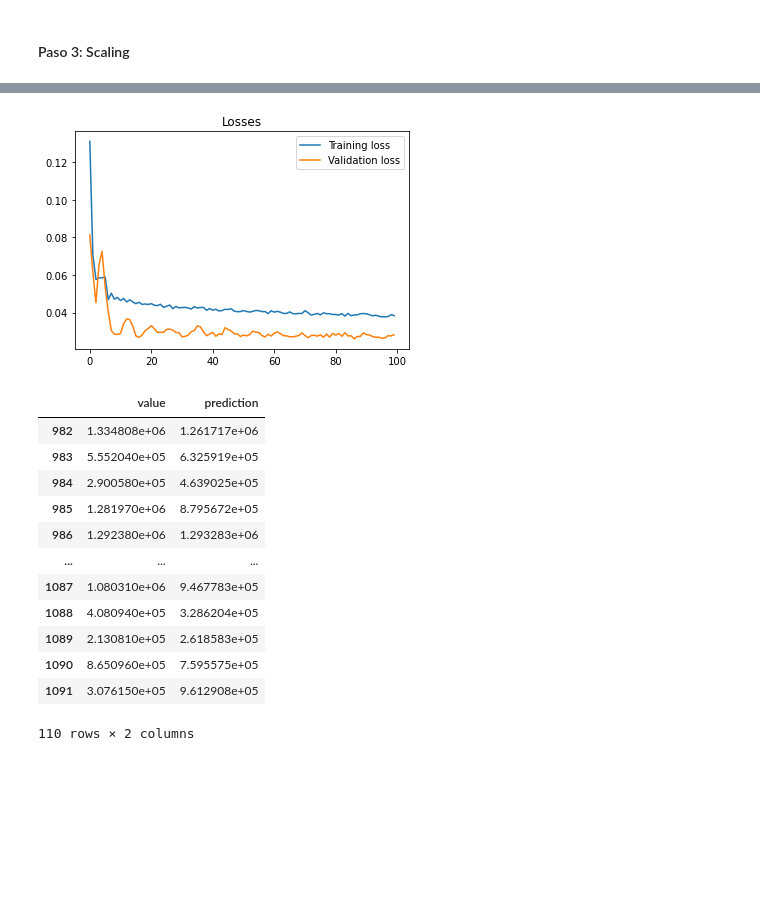
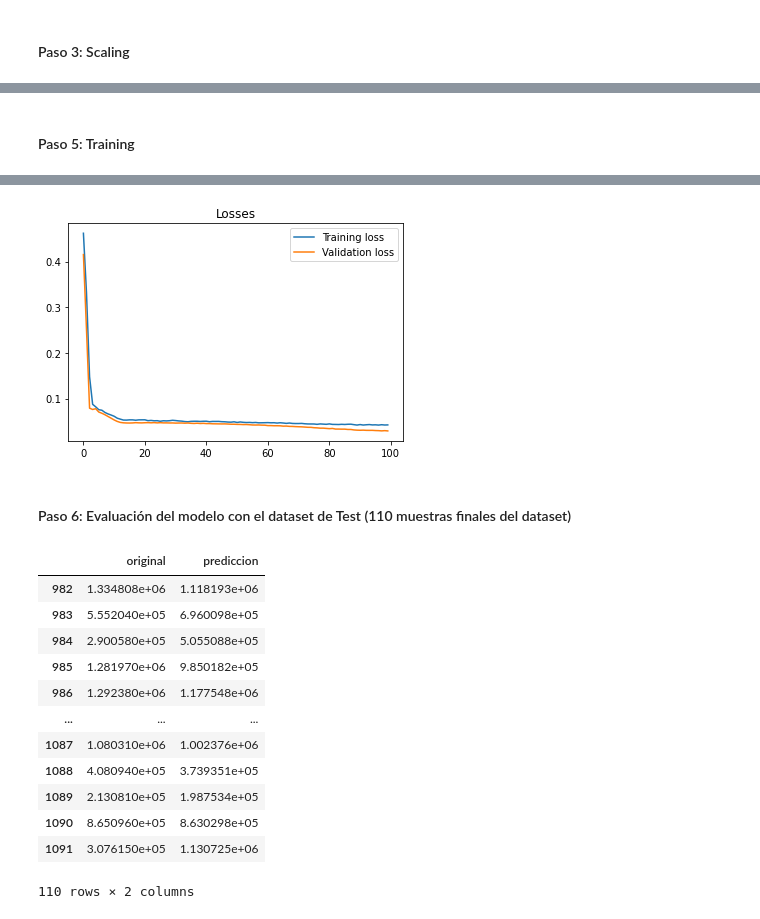
Before and after one commit to arigarmendia/Time-Series, a Jupyter notebook: TP/08-Modelo_con_LSTM.ipynb, the cells around one changed output, grey strips where cells are left out. Cells and saved outputs as stored; diff of their text form; code cells hidden in the pictures; blank space fills up the shorter version.

Commit message:
Arreglo notebook LSTM

```diff
--- a/TP/08-Modelo_con_LSTM.ipynb
+++ b/TP/08-Modelo_con_LSTM.ipynb
@@ -389,6 +143,7 @@ def get_model(model, model_params):
+# %% [markdown]
+#### Paso 5: Training
 # %%
-import torch.optim as optim
-
+# Parametros del modelo
 input_dim = len(X_train.columns)
 output_dim = 1
 hidden_dim = 64
@@ -396,28 +151,20 @@ layer_dim = 3
 batch_size = 64
 dropout = 0.2
 n_epochs = 100
-learning_rate = 1e-2
+learning_rate = 1e-3
 weight_decay = 1e-6
 
-model_params = {'input_dim': input_dim,
-                'hidden_dim' : hidden_dim,
-                'layer_dim' : layer_dim,
-                'output_dim' : output_dim,
-                'dropout_prob' : dropout}
+# Defino Modelo
+model = LSTMModel(input_dim, hidden_dim, layer_dim, output_dim, dropout)
 
-model = get_model('lstm', model_params)
+# Defino Loss function
+loss_fn = torch.nn.MSELoss(reduction="mean")
 
-loss_fn = torch.nn.MSELoss(reduction="mean")
+# Defino Optimizador
 optimizer = optim.Adam(model.parameters(), lr=learning_rate, weight_decay=weight_decay)
 
-
+# Instancio clase para realizar el entrenamiento y evaluación
 opt = Optimization(model=model, loss_fn=loss_fn, optimizer=optimizer)
 opt.train(train_loader, val_loader, batch_size=batch_size, n_epochs=n_epochs, n_features=input_dim)
 opt.plot_losses()
-
-predictions, values = opt.evaluate(
-    test_loader_one,
-    batch_size=1,
-    n_features=input_dim
-)
 # %% [output]
@@ -436 +188,3 @@ predictions, values = opt.evaluate(
-[figure, old version]
+[figure, new version]
+# %% [markdown]
+#### Paso 6: Evaluación del modelo con el dataset de Test (110 muestras finales del dataset)
@@ -437,4 +193,5 @@ predictions, values = opt.evaluate(
 # %%
+# Funciones para re-escalar las predicciones (porque los datos estaban transformados con un scaler)
 def inverse_transform(scaler, df, columns):
     for col in columns:
         df[col] = scaler.inverse_transform(df[col])
@@ -444,26 +201,26 @@ def inverse_transform(scaler, df, columns):
 def format_predictions(predictions, values, df_test, scaler):
     vals = np.concatenate(values, axis=0).ravel()
     preds = np.concatenate(predictions, axis=0).ravel()
-    df_result = pd.DataFrame(data={"value": vals, "prediction": preds}, index=df_test.head(len(vals)).index)
+    df_result = pd.DataFrame(data={"original": vals, "prediccion": preds}, index=df_test.head(len(vals)).index)
     df_result = df_result.sort_index()
-    df_result = inverse_transform(scaler, df_result, [["value", "prediction"]])
+    df_result = inverse_transform(scaler, df_result, [["original", "prediccion"]])
     return df_result
 
 
-df_result = format_predictions(predictions, values, X_test, scaler)
+df_result = format_predictions(prediccion, original, X_test, scaler)
 df_result
 # %% [output]
-|  | value | prediction |
-| 982 | 1.334808e+06 | 1.261717e+06 |
-| 983 | 5.552040e+05 | 6.325919e+05 |
-| 984 | 2.900580e+05 | 4.639025e+05 |
-| 985 | 1.281970e+06 | 8.795672e+05 |
-| 986 | 1.292380e+06 | 1.293283e+06 |
+|  | original | prediccion |
+| 982 | 1.334808e+06 | 1.118193e+06 |
+| 983 | 5.552040e+05 | 6.960098e+05 |
+| 984 | 2.900580e+05 | 5.055088e+05 |
+| 985 | 1.281970e+06 | 9.850182e+05 |
+| 986 | 1.292380e+06 | 1.177548e+06 |
 | ... | ... | ... |
-| 1087 | 1.080310e+06 | 9.467783e+05 |
-| 1088 | 4.080940e+05 | 3.286204e+05 |
-| 1089 | 2.130810e+05 | 2.618583e+05 |
-| 1090 | 8.650960e+05 | 7.595575e+05 |
-| 1091 | 3.076150e+05 | 9.612908e+05 |
+| 1087 | 1.080310e+06 | 1.002376e+06 |
+| 1088 | 4.080940e+05 | 3.739351e+05 |
+| 1089 | 2.130810e+05 | 1.987534e+05 |
+| 1090 | 8.650960e+05 | 8.630298e+05 |
+| 1091 | 3.076150e+05 | 1.130725e+06 |
 110 rows × 2 columns
 # %%
```
Also changed, not shown: parts of 13 cells of this notebook, 2 other files.
